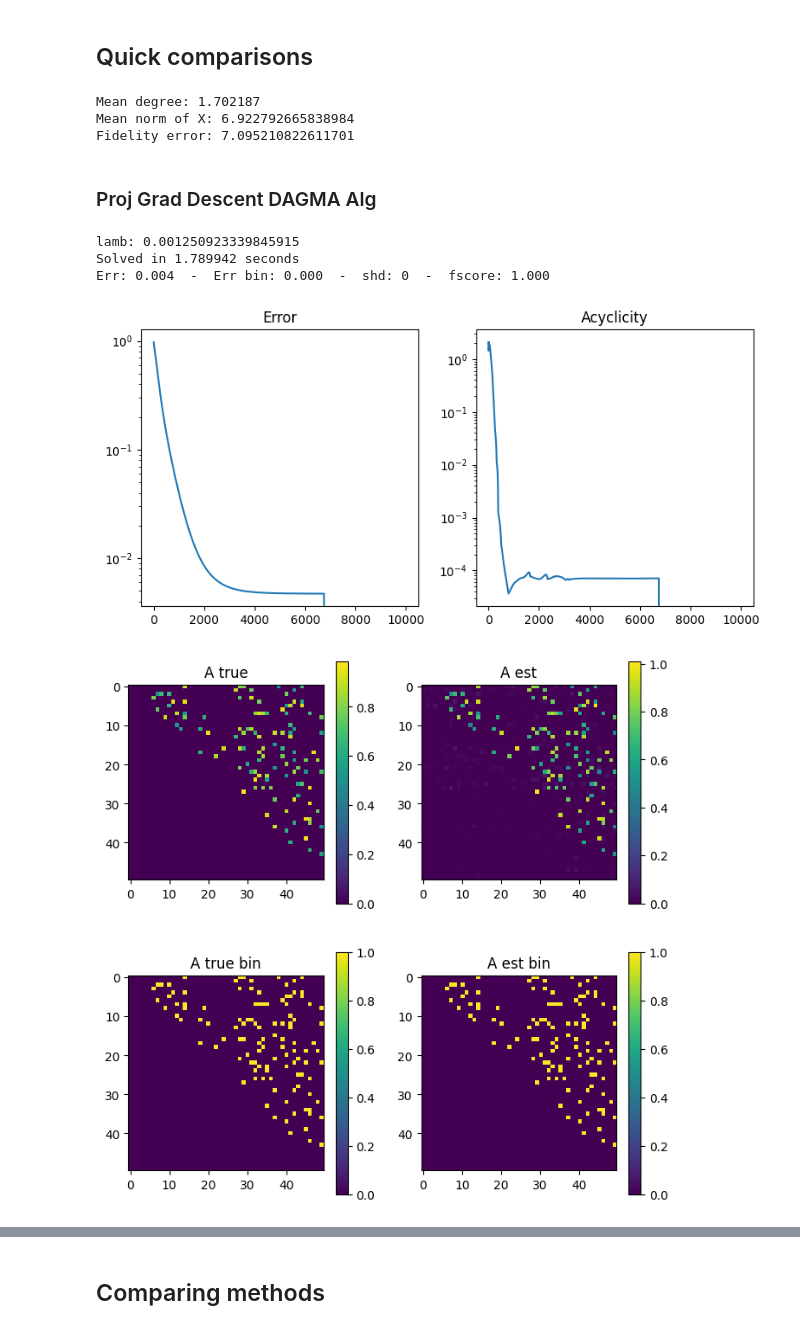
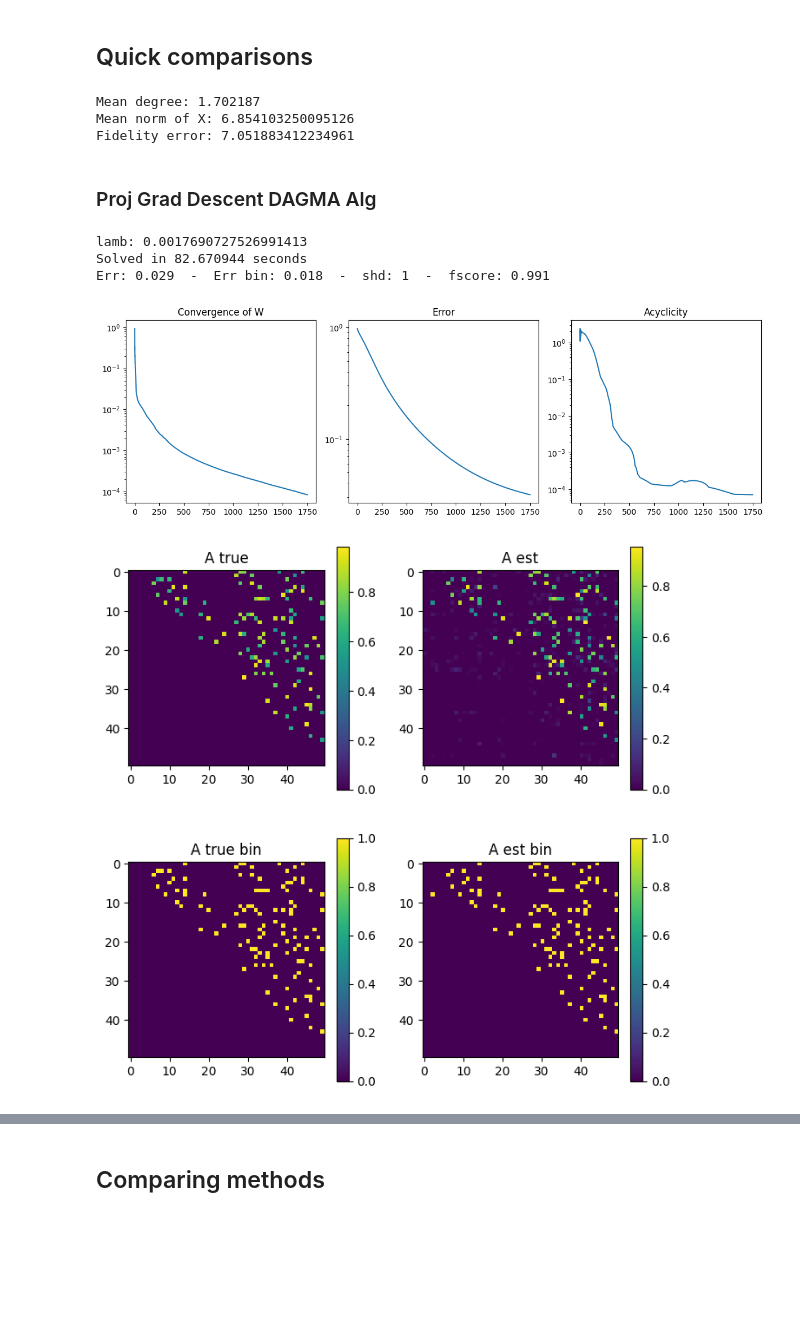
Before and after one commit to reysam93/cvx_dag_learning, a Jupyter notebook: preliminary_exp.ipynb, the cells around one changed output, grey strips where cells are left out. Drawn from its saved outputs; the diff is of its cells as text; code cells hidden in the pictures; blank space fills up the shorter version.

```diff
--- a/preliminary_exp.ipynb
+++ b/preliminary_exp.ipynb
@@ -142,6 +142,14 @@ def run_exps(g, data_p, exps, thr=.2, verb=False):
 
     return shd, fscore, err, acyc, runtime
 
+def compute_errsW(W_seq, W_true):
+    errs = np.zeros(len(W_seq))
+    norm_W_true = la.norm(W_true)
+    for i, W_est in enumerate(W_seq):
+        errs[i] = (la.norm(W_true - W_est)/norm_W_true)**2
+
+    return errs
+
 def plot_result(A_true, A_est, thr, plot_matrices=True):
     # norm_A_true = la.norm(A_true)
 
@@ -174,13 +182,18 @@ def plot_result(A_true, A_est, thr, plot_matrices=True):
         plt.colorbar()
         plt.title("A est bin")
 
+def plot_convergence(model, W_true):
 
-def plot_convergence(model):
-    plt.figure(figsize=(8, 4))
-    plt.subplot(1,2,1)
-    plt.semilogy(model.errs_W)
+    errs_W = compute_errsW(model.seq_W, W_true)
+
+    plt.figure(figsize=(12, 4))
+    plt.subplot(1,3,1)
+    plt.semilogy(model.diff)
+    plt.title('Convergence of W')
+    plt.subplot(1,3,2)
+    plt.semilogy(errs_W)
     plt.title('Error')
-    plt.subplot(1,2,2)
+    plt.subplot(1,3,3)
     plt.semilogy(model.acyclicity)
     plt.title('Acyclicity')
     plt.tight_layout()
@@ -194,7 +207,7 @@ edges = N*2  #N*2
 edge_type = 'positive'  # Options: binary, positive, weighted
 w_range = (.5, 1)  #(.3, .9)
 norm_x = False
-M = 1000
+M = 500
 
 A, dag, X = utils.simulate_sem(N, M, g_type, edges, permute=False, edge_type=edge_type,
                                w_range=w_range, noise_type='normal', var=1/np.sqrt(N))
@@ -207,29 +220,29 @@ print('Mean norm of X:', la.norm(X, axis=1).mean())
 print('Fidelity error:', 1/M*la.norm(X - X @ A, 'fro')**2)
 # %% [output]
 Mean degree: 1.702187
-Mean norm of X: 6.922792665838984
-Fidelity error: 7.095210822611701
+Mean norm of X: 6.854103250095126
+Fidelity error: 7.051883412234961
 # %% [markdown]
 ### Proj Grad Descent DAGMA Alg
 # %%
 ## Second set of hyperparams N = 50
 args = {'stepsize': 5e-2, 'alpha': .5, 's': 1, 'lamb': np.sqrt(np.log(N)/M)*2e-2, 'max_iters': 10000}
 
 print('lamb:', args['lamb'])
 
 t_i = time.time()
-model_noneg_dagma = Nonneg_dagma()
-A_dagma2 = model_noneg_dagma.fit(X, **args, W_true=A)
+model_ppgd = Nonneg_dagma()
+A_dagma2 = model_ppgd.fit(X, **args, track_seq=True)
 t_solved = time.time() - t_i
 print(f'Solved in {t_solved:3f} seconds')
 
 # Plot description
 thr = .2
-plot_convergence(model_noneg_dagma)
+plot_convergence(model_ppgd, A)
 plot_result(A, A_dagma2, thr)
 # %% [output]
-lamb: 0.001250923339845915
-Solved in 1.789942 seconds
-Err: 0.004  -  Err bin: 0.000  -  shd: 0  -  fscore: 1.000
+lamb: 0.0017690727526991413
+Solved in 82.670944 seconds
+Err: 0.029  -  Err bin: 0.018  -  shd: 1  -  fscore: 0.991
-[figure, old version]
+[figure, new version]
-[figure, old version]
+[figure, new version]
```
Also changed, not shown: parts of 12 cells of this notebook, 2 other files.
